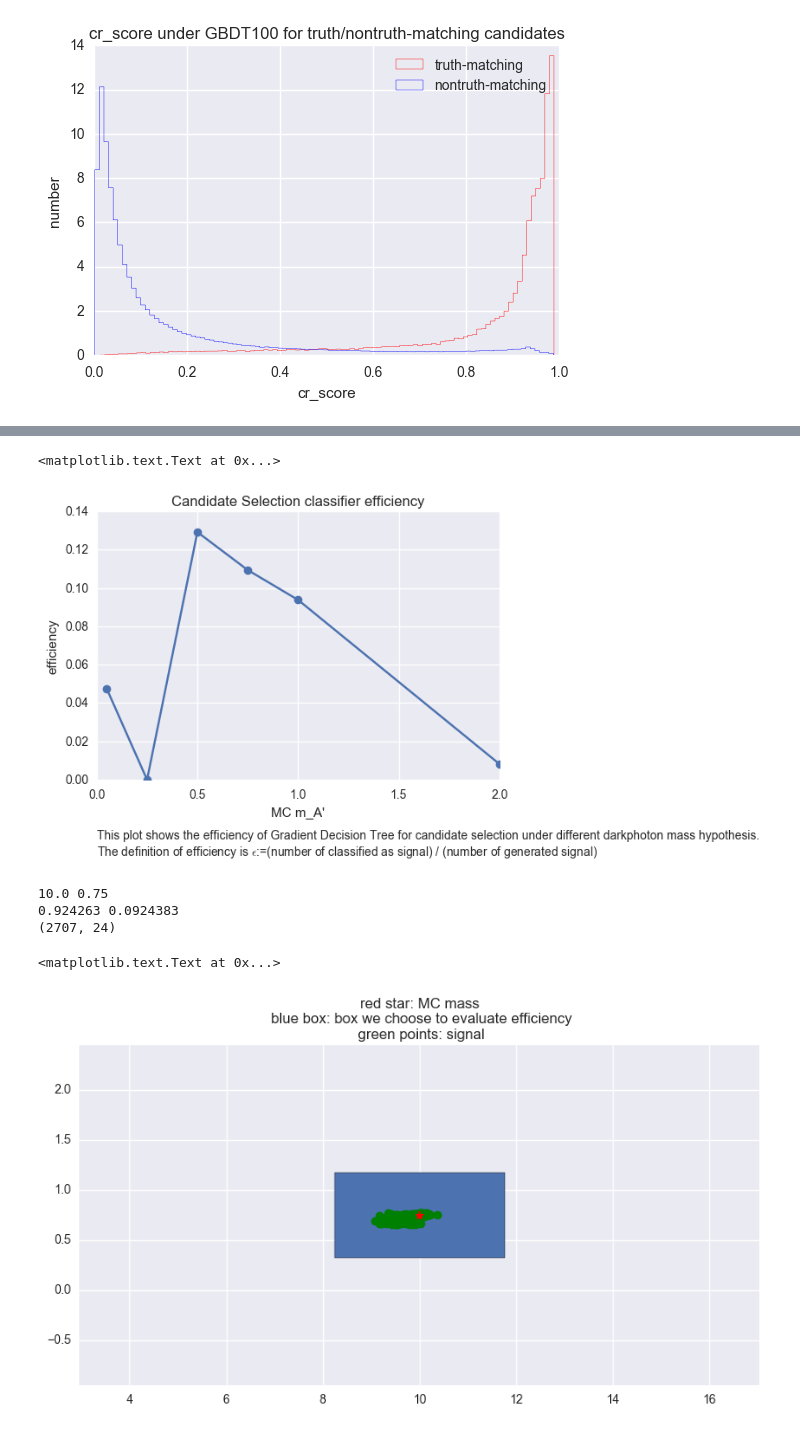
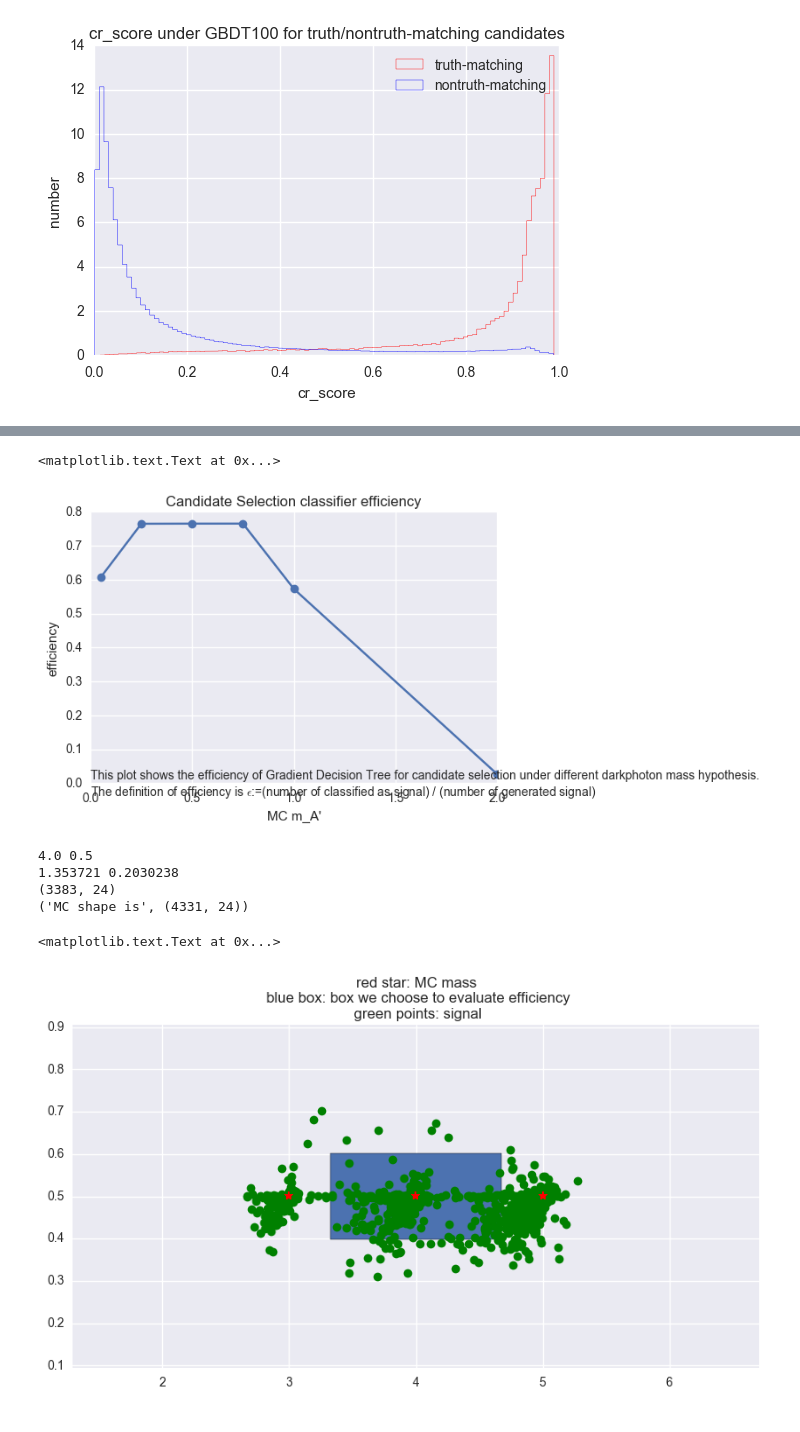
Before and after one commit to DJS2017/darkphoton_learning, a Jupyter notebook: candidate_selection/model_evaluation.ipynb, the cells around one changed output, grey strips where cells are left out. Drawn from its saved outputs; the diff is of its cells as text; code cells hidden in the pictures.

```diff
--- a/candidate_selection/model_evaluation.ipynb
+++ b/candidate_selection/model_evaluation.ipynb
@@ -103,12 +103,12 @@ plt.title('cr_score under GBDT100 for truth/nontruth-matching candidates')
 # efficiency for gbdt100 under different (upsmcmass, Amcmass) pairs
 
 # hyperparameters: box size and threshold
-delta = 0.2
+delta = 0.1
 percentile = 99
 delta_ups = np.percentile((events_test.upsmcmass - events_test.upsmass), percentile)
 delta_A = np.percentile((events_test.A1mcmass - events_test.A1mass), percentile)
 update_delta = []
-threshold = 0.8
+threshold = 0.6
 print delta_ups
 print delta_A
 print
@@ -128,9 +128,9 @@ for upsmcmass_, Amcmass_ in mcmass_list:
     events_singleMChypothesis = events_test[filte]
 
     update_delta_ups = np.percentile(events_singleMChypothesis.upsmcmass - events_singleMChypothesis.upsmass,
-                                     95)
+                                     97)
     update_delta_A = np.percentile(events_singleMChypothesis.A1mcmass - events_singleMChypothesis.A1mass,
-                                     95)
+                                     97)
     update_delta.append([update_delta_ups, update_delta_A])
     #print update_delta_ups, update_delta_A
     update_filte = (events_test.upsmcmass<upsmcmass_+update_delta_ups) & (events_test.upsmcmass>upsmcmass_-update_delta_ups) \
@@ -216,39 +220,41 @@ The definition of efficiency is $\epsilon$:=(number of classified as signal) / (
 plt.text(0, -0.04, txt)
 # %% [output]
 <matplotlib.text.Text at 0x...>
-[figure, old version]
+[figure, new version]
 # %%
-upsmcmass_,Amcmass_ = mcmass_list[-3]
-update_delta_ups, update_delta_A = update_delta[-3]
+index = 12
+upsmcmass_, Amcmass_ = mcmass_list[index]
+update_delta_ups, update_delta_A = update_delta[index]
 print upsmcmass_,Amcmass_
 print update_delta_ups, update_delta_A
 filte = (events_test.upsmcmass<upsmcmass_+update_delta_ups) & (events_test.upsmcmass>upsmcmass_-update_delta_ups) \
         & (events_test.A1mcmass<Amcmass_+update_delta_A) & (events_test.A1mcmass>Amcmass_-update_delta_A) \
         & (events_test.upsmass<upsmcmass_+update_delta_ups) & (events_test.upsmass>upsmcmass_-update_delta_ups) \
         & (events_test.A1mass<Amcmass_+update_delta_A) & (events_test.A1mass>Amcmass_-update_delta_A)
 
 events_singleMC = events_test[filte]
 events_signal = events_singleMC[events_singleMC.cr_score > threshold]
 print events_signal.shape
-
+print('MC shape is', events_singleMC.shape)
 import matplotlib.patches as patches
 fig1 = plt.figure(figsize=(10,5))
 ax1 = fig1.add_subplot(111)
 ax1.add_patch(
             patches.Rectangle(
-                (upsmcmass_-delta_ups/2.0, Amcmass_-delta_A/2.0),
-                delta_ups,
-                delta_A,))
+                (upsmcmass_-update_delta_ups/2.0, Amcmass_-update_delta_A/2.0),
+                update_delta_ups,
+                update_delta_A,))
 #plt.plot(events_singleMC.upsmass, events_singleMC.A1mass,'o', color='b')
 ax1.plot(events_signal.upsmass, events_signal.A1mass,'o', color='g')
 ax1.plot(events_singleMC.upsmcmass, events_singleMC.A1mcmass,'*', color='r')
-plt.xlim(upsmcmass_-2*delta_ups, upsmcmass_+2*delta_ups)
-plt.ylim(Amcmass_-2*delta_A, Amcmass_+2*delta_A)
+plt.xlim(upsmcmass_-2*update_delta_ups, upsmcmass_+2*update_delta_ups)
+plt.ylim(Amcmass_-2*update_delta_A, Amcmass_+2*update_delta_A)
 txt = 'red star: MC mass\n blue box: box we choose to evaluate efficiency\n green points: signal'
 plt.title(txt)
 # %% [output]
-10.0 0.75
-0.924263 0.0924383
-(2707, 24)
+4.0 0.5
+1.353721 0.2030238
+(3383, 24)
+('MC shape is', (4331, 24))
 <matplotlib.text.Text at 0x...>
-[figure, old version]
+[figure, new version]
```
Also changed, not shown: parts of 3 cells of this notebook.
